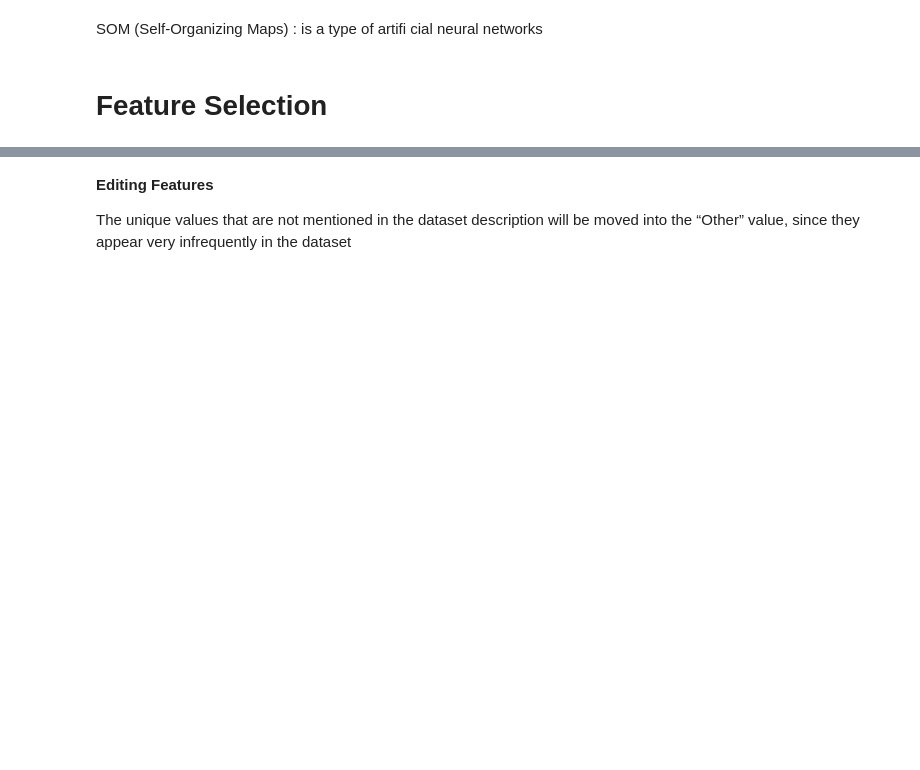
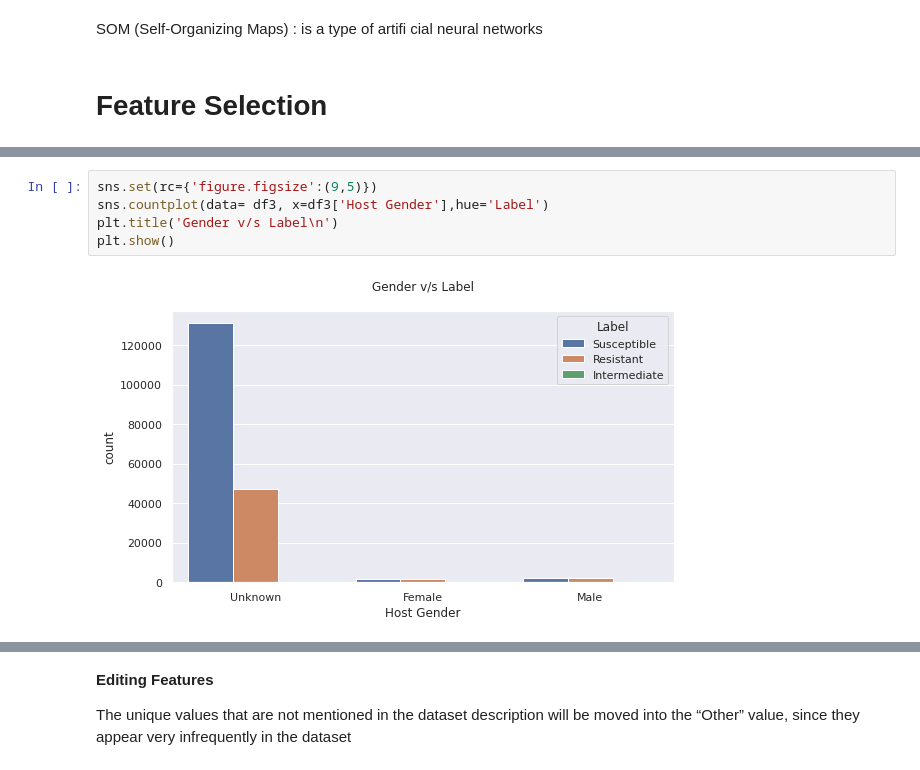
Before and after one commit to ferdoneh/mycobacterium_tuberculosis, a Jupyter notebook: experiment.ipynb, the cells around one changed output, grey strips where cells are left out. Cells and saved outputs as stored; diff of their text form; blank space fills up the shorter version.

```diff
--- a/experiment.ipynb
+++ b/experiment.ipynb
@@ -578,0 +457,7 @@ plt.show()
+# %%
+sns.set(rc={'figure.figsize':(9,5)})
+sns.countplot(data= df3, x=df3['Host Gender'],hue='Label')
+plt.title('Gender v/s Label\n')
+plt.show()
+# %% [output]
+[figure, added]
```
Also changed, not shown: parts of 118 cells of this notebook.
